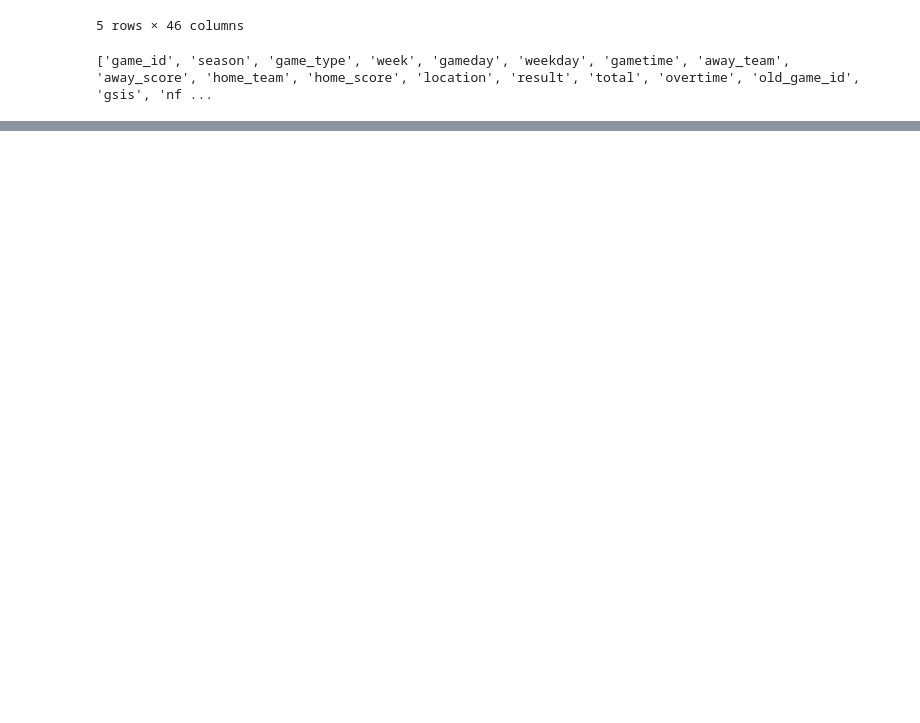
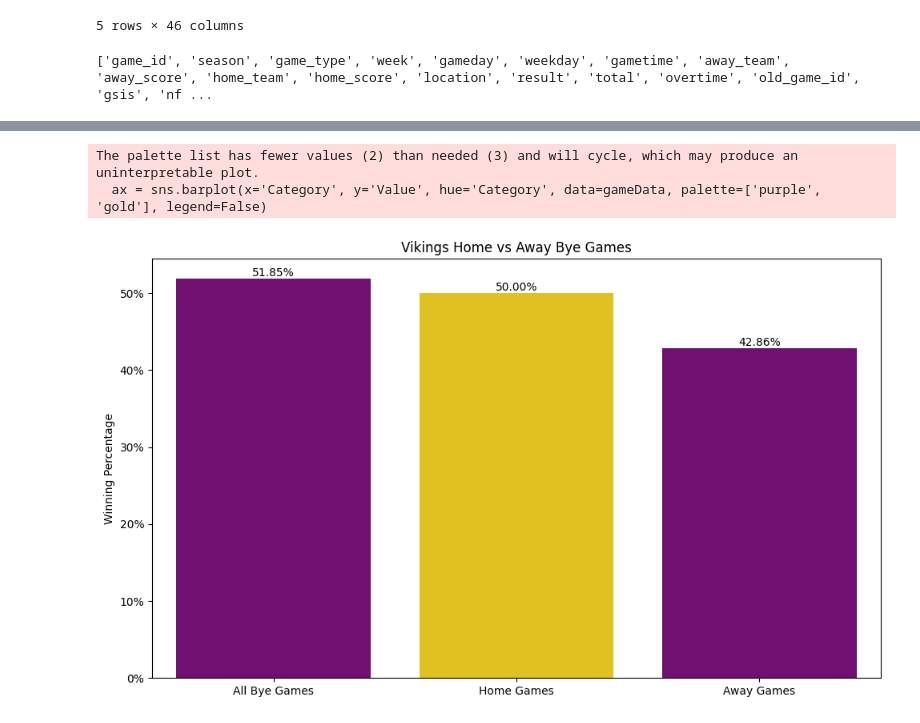
Before and after one commit to jtmuraski/nfl-analytics, a Jupyter notebook: ByeWeekAnalysis.ipynb, the cells around one changed output, grey strips where cells are left out. Drawn from its saved outputs; the diff is of its cells as text; code cells hidden in the pictures; blank space fills up the shorter version.

```diff
--- a/ByeWeekAnalysis.ipynb
+++ b/ByeWeekAnalysis.ipynb
@@ -350,0 +342,34 @@ plt.show()
+# %%
+# Plot the HOme and away wins after the bye week, as winning percentages
+gameData = pd.DataFrame({
+    'Category' : ["All Bye Games", "Home Games", "Away Games"],
+    'Value' : [winPercentage, postByeHomeWinPerecentage, postByeAwayWinPercentage]                          # Away Games won
+})
+plt.figure(figsize=(10, 6))
+ax = sns.barplot(x='Category', y='Value', hue='Category', data=gameData, palette=['purple', 'gold'], legend=False)
+
+# Set the labels
+plt.title("Vikings Home vs Away Bye Games")
+plt.ylabel("Winning Percentage")
+plt.xlabel("")
+
+# If the differential is > 0, the bar is green, if < 0, the bar should be red
+for bar in ax.patches:
+    ax.text(
+        bar.get_x() + bar.get_width() / 2,
+        bar.get_height(),
+        f'{bar.get_height():.2%}',
+        ha='center',
+        va='bottom'
+    )
+
+# Format the Y-axis to show percentages
+plt.gca().yaxis.set_major_formatter(plt.matplotlib.ticker.PercentFormatter(xmax=1))
+
+# Show the plot
+plt.tight_layout()
+plt.show()
+# %% [output]
+The palette list has fewer values (2) than needed (3) and will cycle, which may produce an uninterpretable plot.
+  ax = sns.barplot(x='Category', y='Value', hue='Category', data=gameData, palette=['purple', 'gold'], legend=False)
+[figure, added]
```
Also changed, not shown: parts of 17 cells of this notebook.
